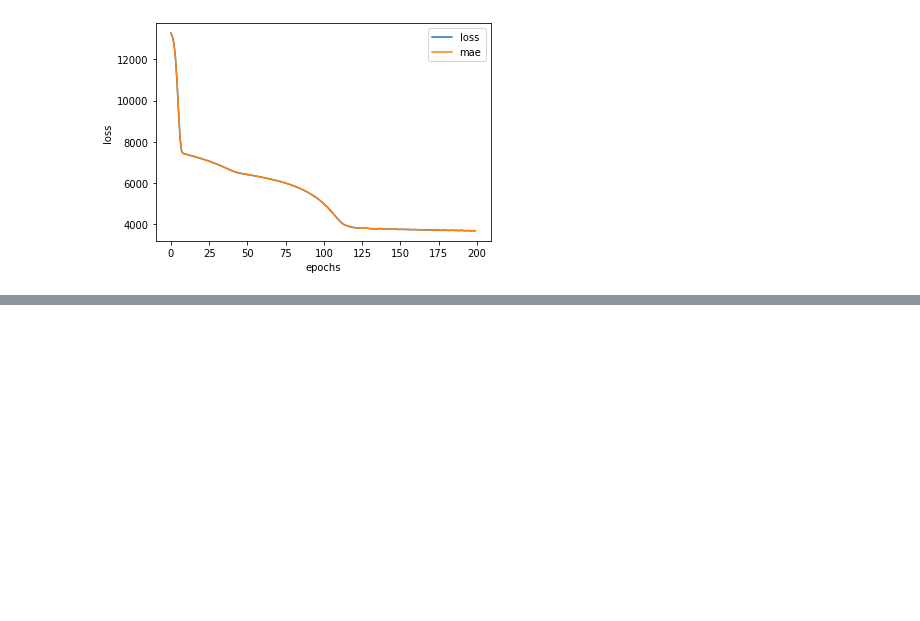
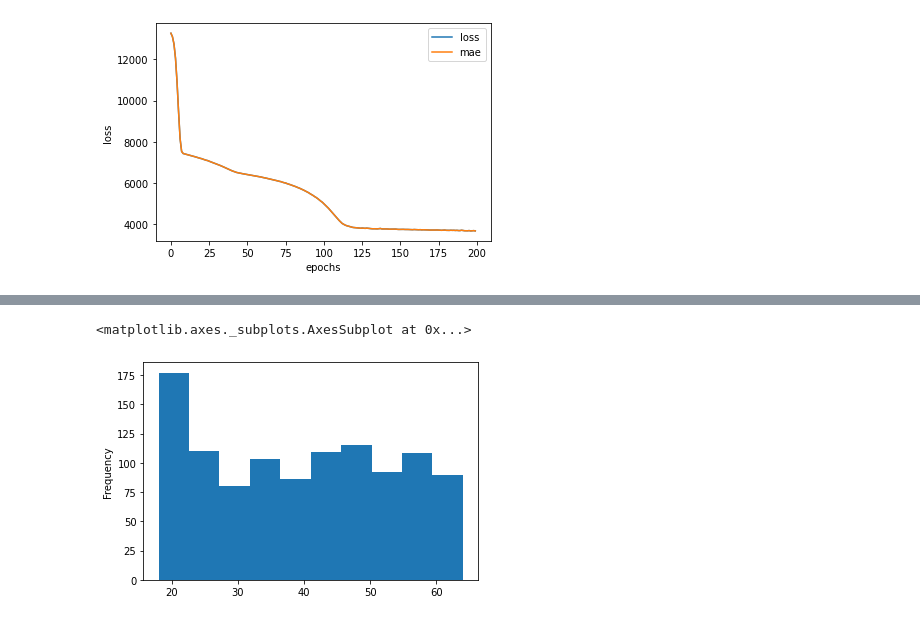
Before and after one commit to hrushikute/DataAnalytics, a Jupyter notebook: 01_neural_ntewrok_regression_with_tensorflow.ipynb, the cells around one changed output, grey strips where cells are left out. Saved outputs shown, nothing was run; the diff lists cells and outputs as text; code cells hidden in the pictures; blank space fills up the shorter version.

```diff
--- a/01_neural_ntewrok_regression_with_tensorflow.ipynb
+++ b/01_neural_ntewrok_regression_with_tensorflow.ipynb
@@ -655,0 +684,9 @@ Text(0, 0.5, 'loss')
+# %%
+column_transformer = make_column_transformer(
+    (MinMaxScaler(),["age","bmi","children"]),
+    (OneHotEncoder(handle_unknown="ignore"),["sex","smoker","region"])
+)
+# %%
+#Create X and y (features and lables.)
+X=insurance_data.drop("charges",axis=1)
+y=insurance_data["charges"]
@@ -655,0 +695,5 @@ Text(0, 0.5, 'loss')
+# %%
+X_train, X_test, y_train, y_test = train_test_split(X, y, test_size=0.2, random_state=42)
+# %%
+# # Fit column transformer on the training data only (doing so on test data would result in data leakage)
+column_transformer.fit(X_train)
@@ -655,0 +716,5 @@ Text(0, 0.5, 'loss')
+# %%
+X_train["age"].plot(kind="hist")
+# %% [output]
+<matplotlib.axes._subplots.AxesSubplot at 0x...>
+[figure, added]
```
Also changed, not shown: parts of 22 cells of this notebook.
